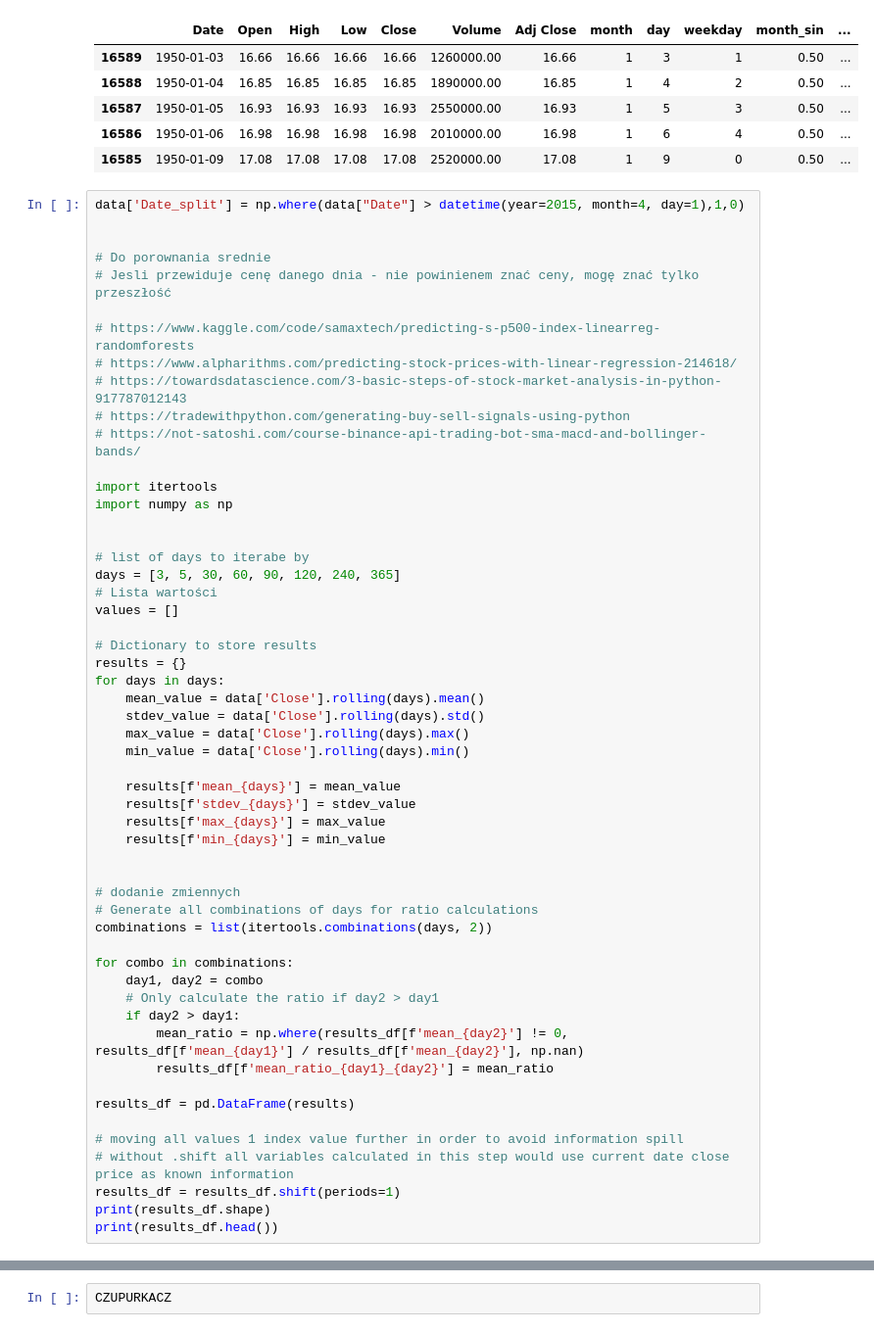
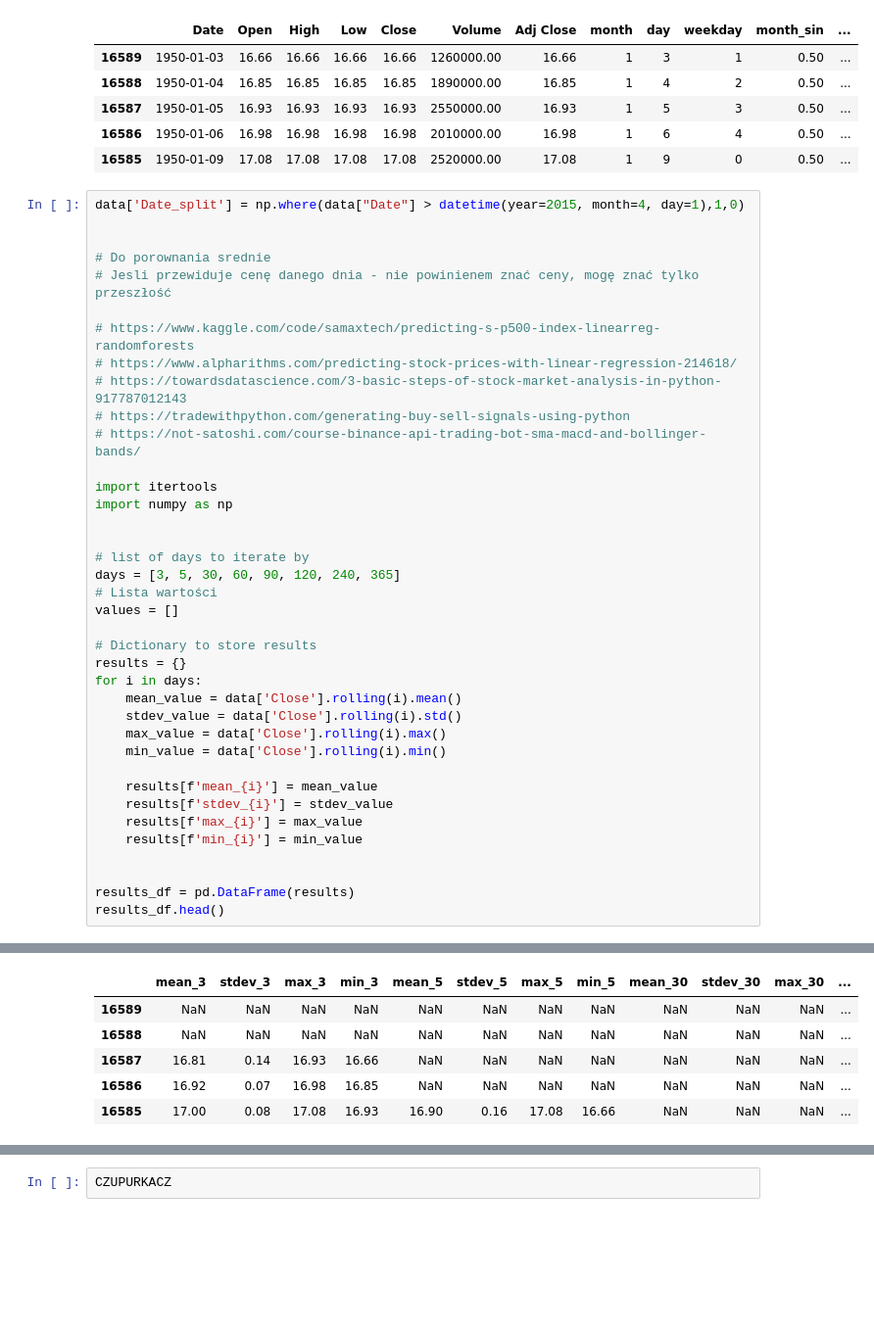
Before and after one commit to TGusciora/python-gp24, a Jupyter notebook: notebooks/001_GP24_tg_EDA_train_model.ipynb, the cells around one changed output, grey strips where cells are left out. Shown at 98% size. Drawn from its saved outputs; the diff is of its cells as text; blank space fills up the shorter version.

```diff
--- a/notebooks/001_GP24_tg_EDA_train_model.ipynb
+++ b/notebooks/001_GP24_tg_EDA_train_model.ipynb
@@ -229,41 +226,25 @@ import itertools
 import numpy as np
 
 
-# list of days to iterabe by
+# list of days to iterate by
 days = [3, 5, 30, 60, 90, 120, 240, 365]
 # Lista wartości
 values = []
 
 # Dictionary to store results
 results = {}
-for days in days:
-    mean_value = data['Close'].rolling(days).mean()
-    stdev_value = data['Close'].rolling(days).std()
-    max_value = data['Close'].rolling(days).max()
-    min_value = data['Close'].rolling(days).min()
+for i in days:
+    mean_value = data['Close'].rolling(i).mean()
+    stdev_value = data['Close'].rolling(i).std()
+    max_value = data['Close'].rolling(i).max()
+    min_value = data['Close'].rolling(i).min()
 
-    results[f'mean_{days}'] = mean_value
-    results[f'stdev_{days}'] = stdev_value
-    results[f'max_{days}'] = max_value
-    results[f'min_{days}'] = min_value
+    results[f'mean_{i}'] = mean_value
+    results[f'stdev_{i}'] = stdev_value
+    results[f'max_{i}'] = max_value
+    results[f'min_{i}'] = min_value
 
 
-# dodanie zmiennych
-# Generate all combinations of days for ratio calculations
-combinations = list(itertools.combinations(days, 2))
-
-for combo in combinations:
-    day1, day2 = combo
-    # Only calculate the ratio if day2 > day1
-    if day2 > day1:
-        mean_ratio = np.where(results_df[f'mean_{day2}'] != 0, results_df[f'mean_{day1}'] / results_df[f'mean_{day2}'], np.nan)
-        results_df[f'mean_ratio_{day1}_{day2}'] = mean_ratio
-
 results_df = pd.DataFrame(results)
-
-# moving all values 1 index value further in order to avoid information spill
-# without .shift all variables calculated in this step would use current date close price as known information
-results_df = results_df.shift(periods=1)
-print(results_df.shape)
-print(results_df.head())
+results_df.head()
 # %% [output]
@@ -286,0 +251,6 @@ print(results_df.head())
+|  | mean_3 | stdev_3 | max_3 | min_3 | mean_5 | stdev_5 | max_5 | min_5 | mean_30 | stdev_30 | max_30 | ... |
+| 16589 | NaN | NaN | NaN | NaN | NaN | NaN | NaN | NaN | NaN | NaN | NaN | ... |
+| 16588 | NaN | NaN | NaN | NaN | NaN | NaN | NaN | NaN | NaN | NaN | NaN | ... |
+| 16587 | 16.81 | 0.14 | 16.93 | 16.66 | NaN | NaN | NaN | NaN | NaN | NaN | NaN | ... |
+| 16586 | 16.92 | 0.07 | 16.98 | 16.85 | NaN | NaN | NaN | NaN | NaN | NaN | NaN | ... |
+| 16585 | 17.00 | 0.08 | 17.08 | 16.93 | 16.90 | 0.16 | 17.08 | 16.66 | NaN | NaN | NaN | ... |
```
Also changed, not shown: parts of 3 cells of this notebook.
